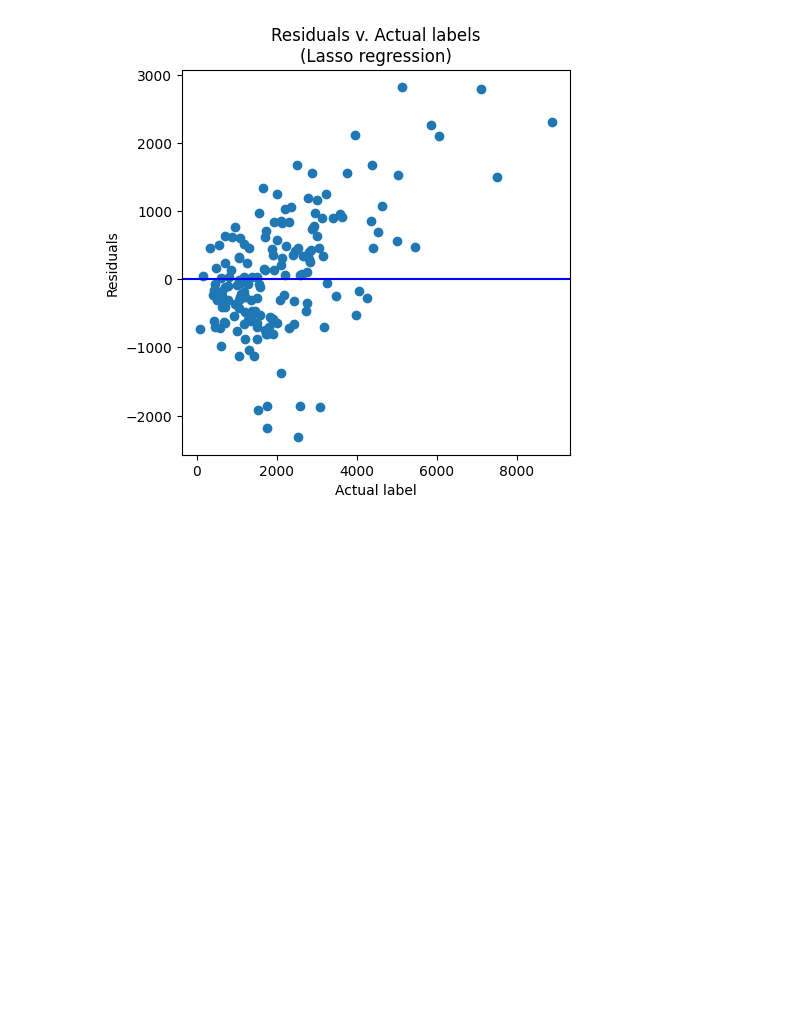
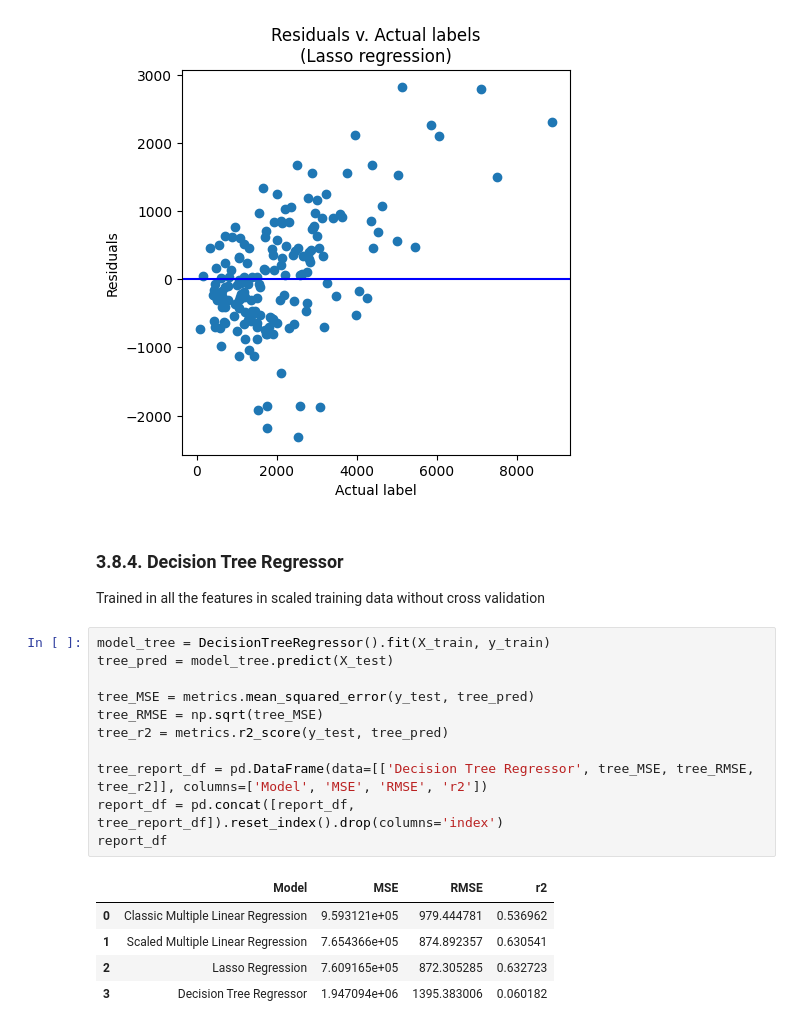
Before and after one commit to AlbertoMPalacioBastos/ML-model-for-production-prediction, a Jupyter notebook: 3-ML-regression-model-training-and-evaluation.ipynb, the cells around one changed output. Cells and saved outputs as stored; diff of their text form; blank space fills up the shorter version.

```diff
--- a/3-ML-regression-model-training-and-evaluation.ipynb
+++ b/3-ML-regression-model-training-and-evaluation.ipynb
@@ -313,3 +313,23 @@ plt.axhline(y=0, color='b')
 plt.show()
 # %% [output]
 [figure]
+# %% [markdown]
+### 3.8.4. Decision Tree Regressor
+Trained in all the features in scaled training data without cross validation
+# %%
+model_tree = DecisionTreeRegressor().fit(X_train, y_train)
+tree_pred = model_tree.predict(X_test)
+
+tree_MSE = metrics.mean_squared_error(y_test, tree_pred)
+tree_RMSE = np.sqrt(tree_MSE)
+tree_r2 = metrics.r2_score(y_test, tree_pred)
+
+tree_report_df = pd.DataFrame(data=[['Decision Tree Regressor', tree_MSE, tree_RMSE, tree_r2]], columns=['Model', 'MSE', 'RMSE', 'r2'])
+report_df = pd.concat([report_df, tree_report_df]).reset_index().drop(columns='index')
+report_df
+# %% [output]
+|  | Model | MSE | RMSE | r2 |
+| 0 | Classic Multiple Linear Regression | 9.593121e+05 | 979.444781 | 0.536962 |
+| 1 | Scaled Multiple Linear Regression | 7.654366e+05 | 874.892357 | 0.630541 |
+| 2 | Lasso Regression | 7.609165e+05 | 872.305285 | 0.632723 |
+| 3 | Decision Tree Regressor | 1.947094e+06 | 1395.383006 | 0.060182 |
```
Also changed, not shown: parts of 2 cells of this notebook.
